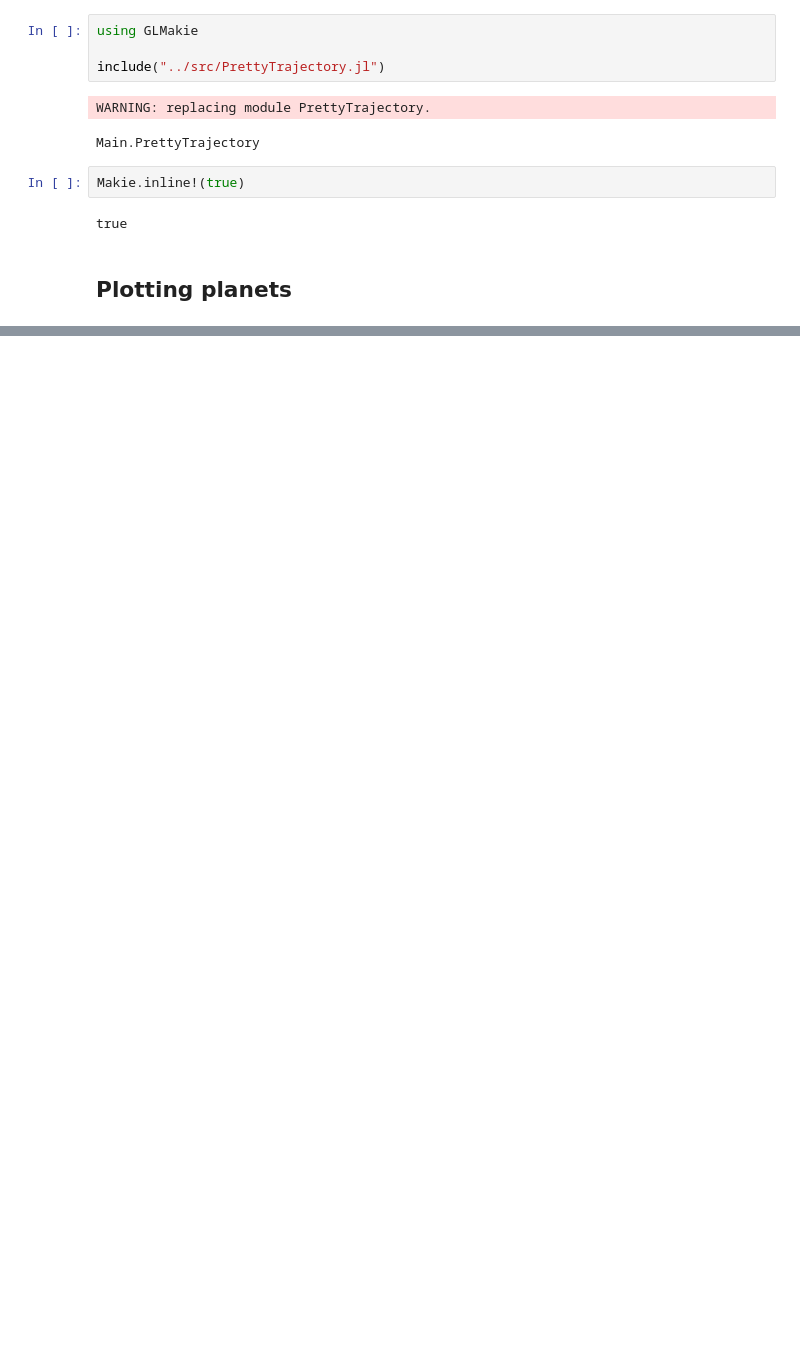
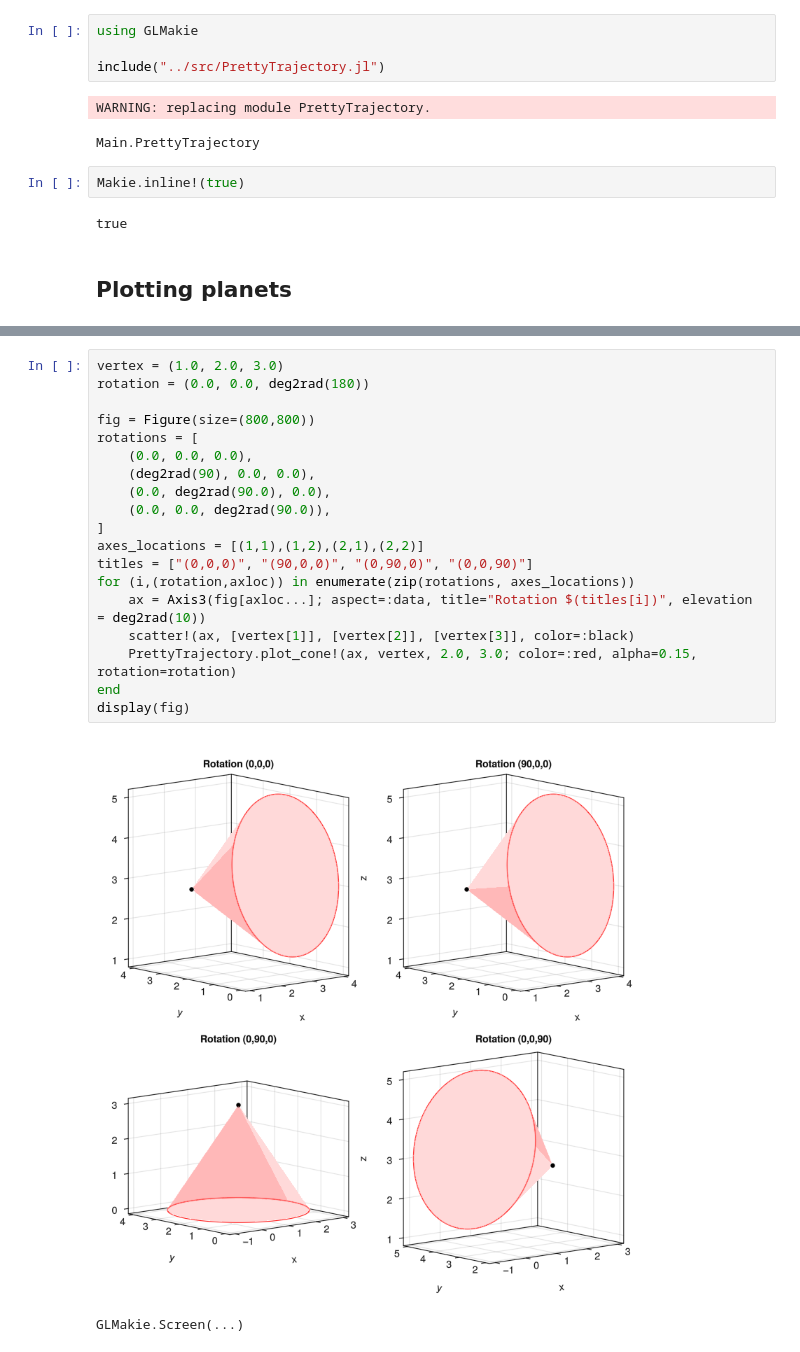
Before and after one commit to Yuricst/PrettyTrajectory.jl, a Jupyter notebook: examples/examples.ipynb, the cells around one changed output, grey strips where cells are left out. Saved outputs shown, nothing was run; the diff lists cells and outputs as text; blank space fills up the shorter version.

```diff
--- a/examples/examples.ipynb
+++ b/examples/examples.ipynb
@@ -53,0 +74,22 @@ GLMakie.Screen(...)
+# %%
+vertex = (1.0, 2.0, 3.0)
+rotation = (0.0, 0.0, deg2rad(180))
+
+fig = Figure(size=(800,800))
+rotations = [
+    (0.0, 0.0, 0.0),
+    (deg2rad(90), 0.0, 0.0),
+    (0.0, deg2rad(90.0), 0.0),
+    (0.0, 0.0, deg2rad(90.0)),
+]
+axes_locations = [(1,1),(1,2),(2,1),(2,2)]
+titles = ["(0,0,0)", "(90,0,0)", "(0,90,0)", "(0,0,90)"]
+for (i,(rotation,axloc)) in enumerate(zip(rotations, axes_locations))
+    ax = Axis3(fig[axloc...]; aspect=:data, title="Rotation $(titles[i])", elevation = deg2rad(10))
+    scatter!(ax, [vertex[1]], [vertex[2]], [vertex[3]], color=:black)
+    PrettyTrajectory.plot_cone!(ax, vertex, 2.0, 3.0; color=:red, alpha=0.15, rotation=rotation)
+end
+display(fig)
+# %% [output]
+[figure, added]
+GLMakie.Screen(...)
```
Also changed, not shown: parts of 5 cells of this notebook, 11 other files.
